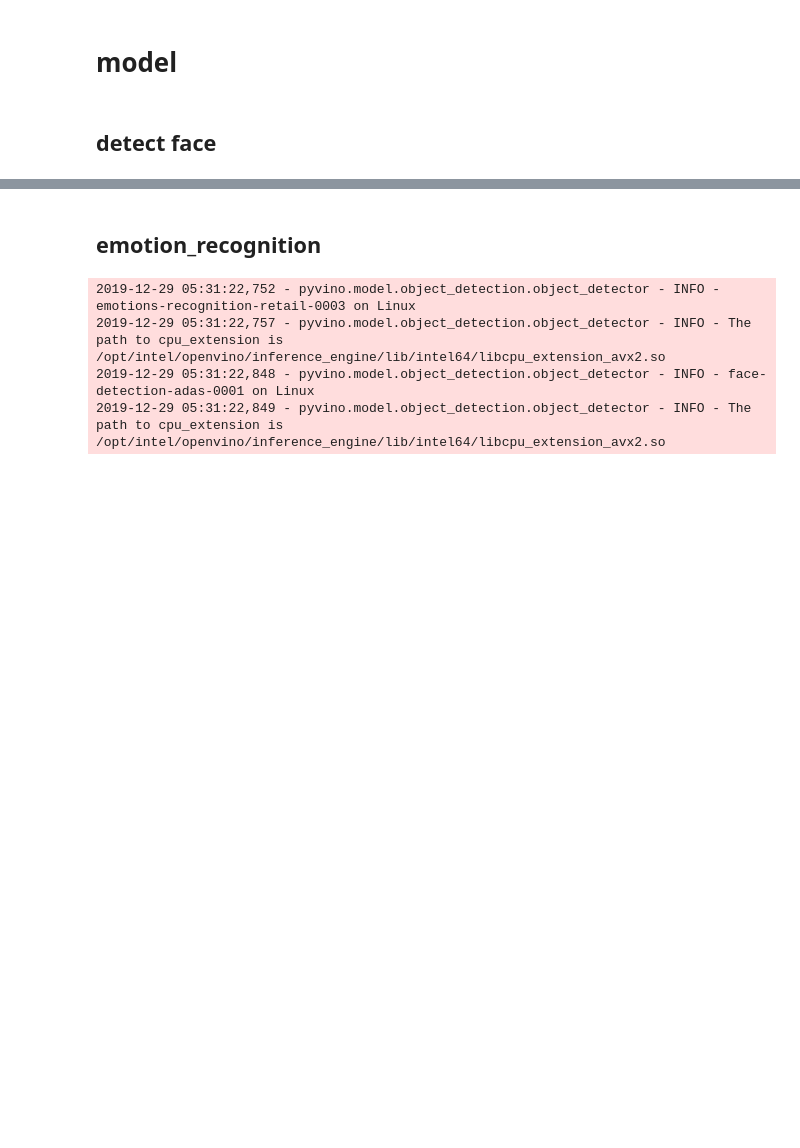
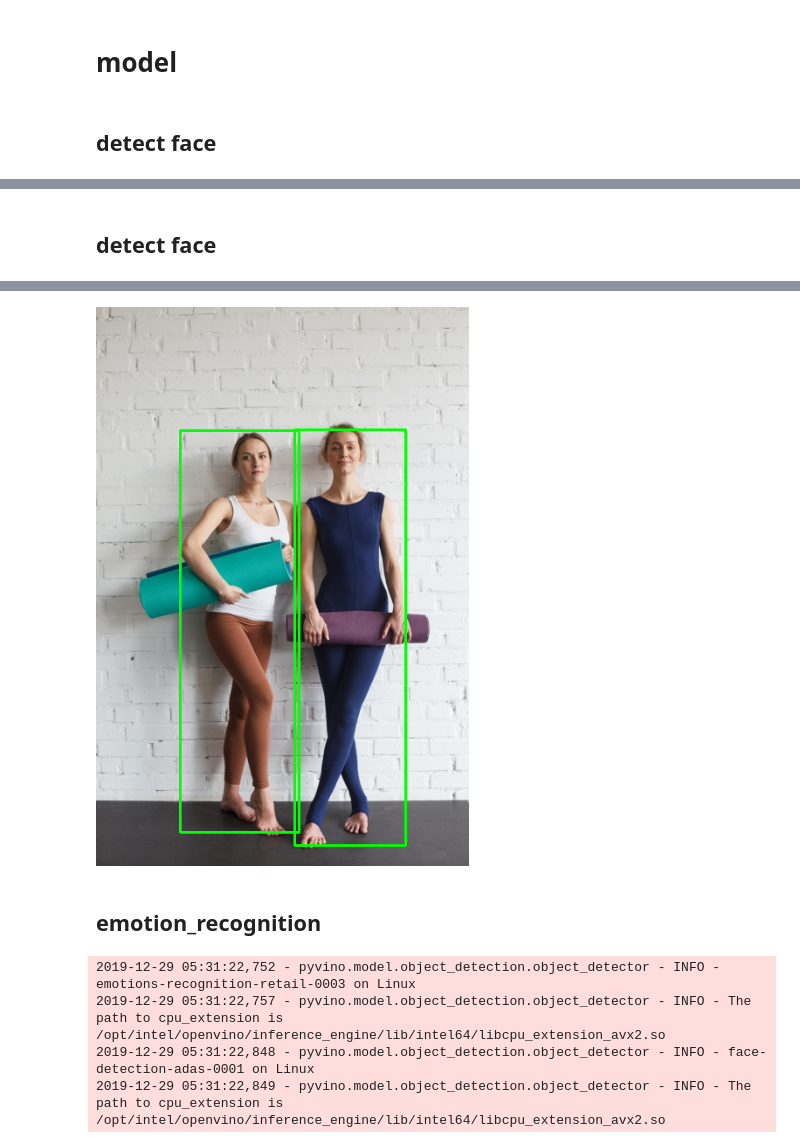
Before and after one commit to hampen2929/pyvino, a Jupyter notebook: notebook/01_ModelResults.ipynb, the cells around one changed output, grey strips where cells are left out. Drawn from its saved outputs; the diff is of its cells as text; code cells hidden in the pictures; blank space fills up the shorter version.

Commit message:
update: notebook bbox body

```diff
--- a/notebook/01_ModelResults.ipynb
+++ b/notebook/01_ModelResults.ipynb
@@ -49,0 +50,10 @@ output_image
+# %% [markdown]
+## detect face
+# %%
+model = BodyDetector(model_dir='/home/ubuntu/src/pyvino/intel_models/')
+#compute and return frame
+results = model.compute(input_image)
+output_image = results['frame']
+output_image = cv2pil(output_image)
+output_image
+# %% [output]
@@ -50,3 +65,4 @@ output_image
+[figure, added]
 # %% [markdown]
 ## emotion_recognition
 # %%
```
Also changed, not shown: parts of 2 cells of this notebook.
